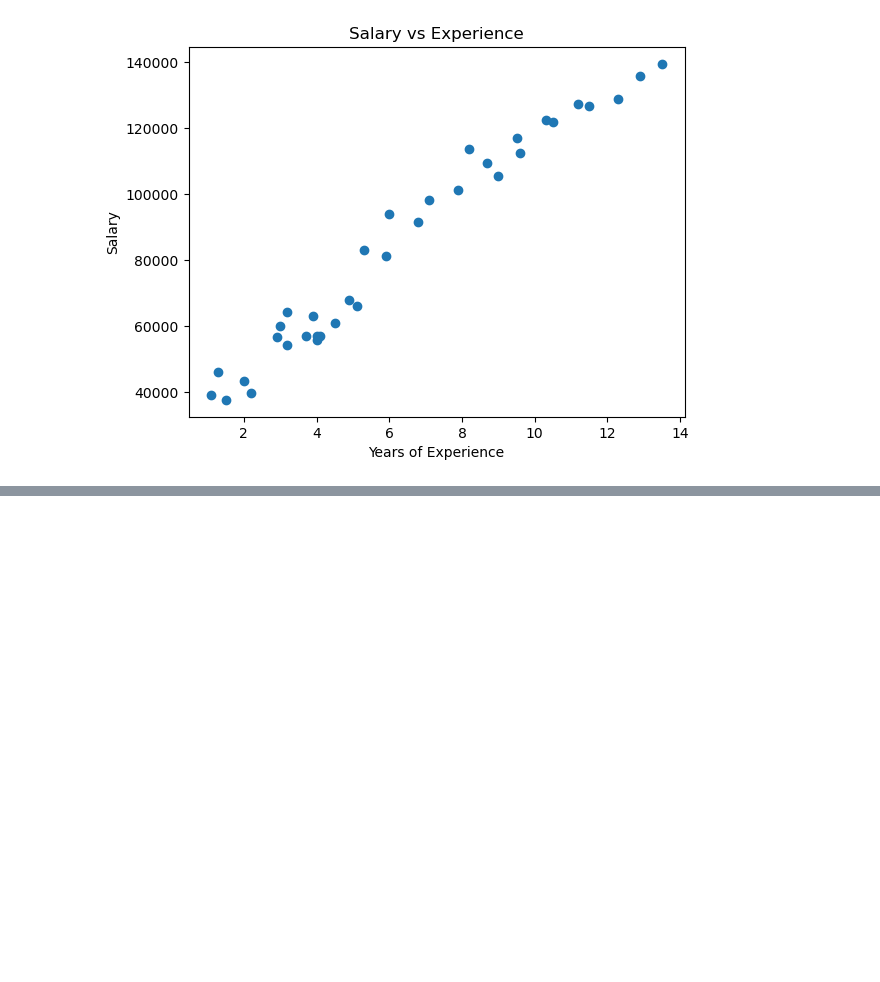
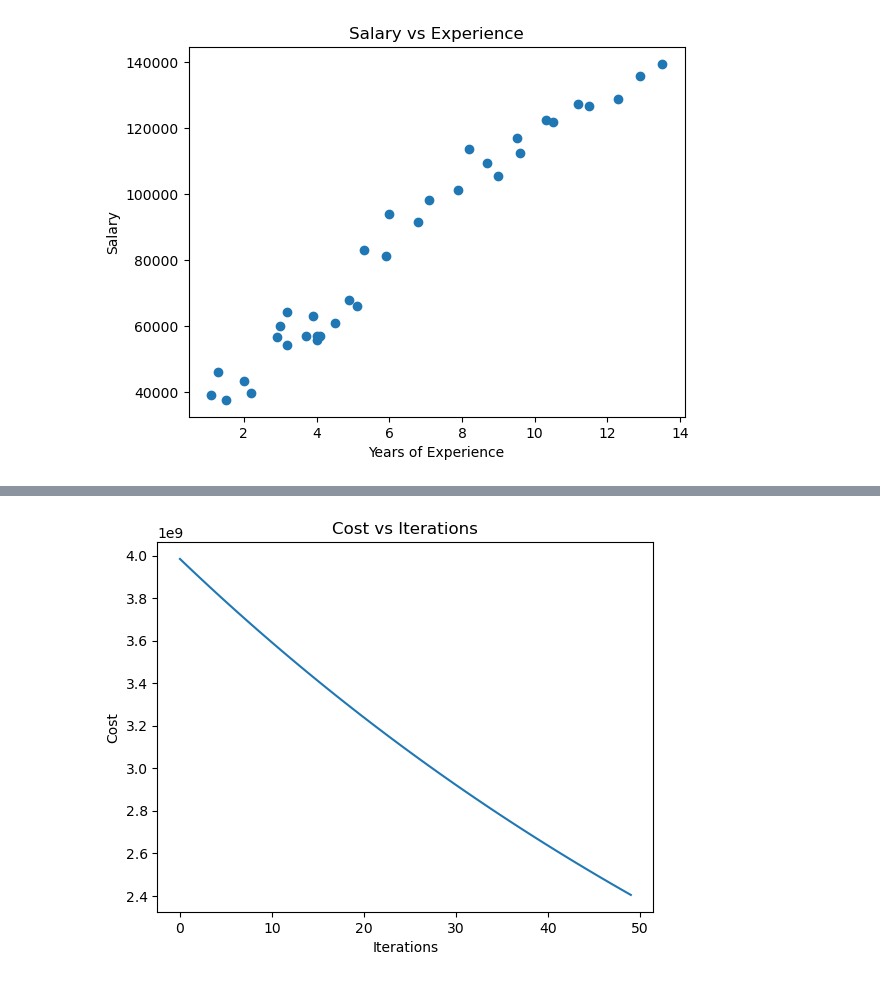
Before and after one commit to shahzadgamedev/MachineLearning, a Jupyter notebook: SupervisedLearning/SalaryExample.ipynb, the cells around one changed output, grey strips where cells are left out. Saved outputs shown, nothing was run; the diff lists cells and outputs as text; code cells hidden in the pictures; blank space fills up the shorter version.

```diff
--- a/SupervisedLearning/SalaryExample.ipynb
+++ b/SupervisedLearning/SalaryExample.ipynb
@@ -66,0 +99,40 @@ plt.show()
+# %%
+weight = 0
+bias = 0
+iterations = 50
+learning_rate = 0.0001
+
+cost_history = np.zeros(iterations)
+w_history = np.zeros(iterations)
+b_history = np.zeros(iterations)
+
+def gradient_weight(data_x, data_y, w, b) -> float:
+    m = len(data_x)
+    accumulated_error = 0.0
+    for p in range(m):
+        accumulated_error += (BasicFunctions.model(data_x[p], w, b) - data_y[p]) * data_x[p]
+    return accumulated_error / m
+
+def gradient_bias(data_x, data_y, w, b) -> float:
+    m = len(data_x)
+    accumulated_error = 0.0
+    for p in range(m):
+        accumulated_error += BasicFunctions.model(data_x[p], w, b) - data_y[p]
+    return accumulated_error / m
+
+
+# iterate to find optimal weight and bias
+for i in range(iterations):
+    temp_weight = weight - learning_rate * gradient_weight(x, y, weight, bias)
+    temp_bias = bias - learning_rate * gradient_bias(x, y, weight, bias)
+    weight, w_history[i] = temp_weight, temp_weight
+    bias, b_history[i] = temp_bias, temp_bias
+    cost_history[i] = BasicFunctions.squared_error_cost(y, BasicFunctions.model(x, weight, bias))
+
+plt.plot(range(iterations), cost_history)
+plt.xlabel('Iterations')
+plt.ylabel('Cost')
+plt.title('Cost vs Iterations')
+plt.show()
+# %% [output]
+[figure, added]
```
Also changed, not shown: parts of 9 cells of this notebook, 1 other file.
